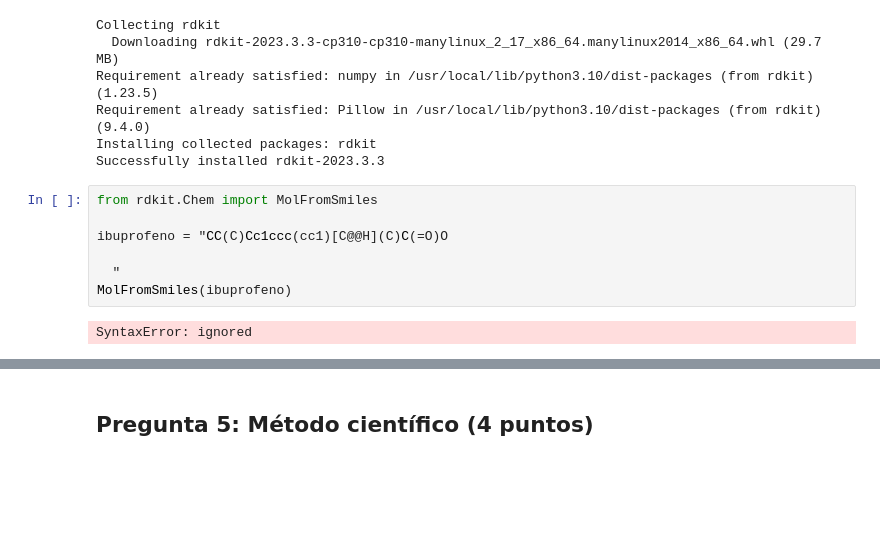
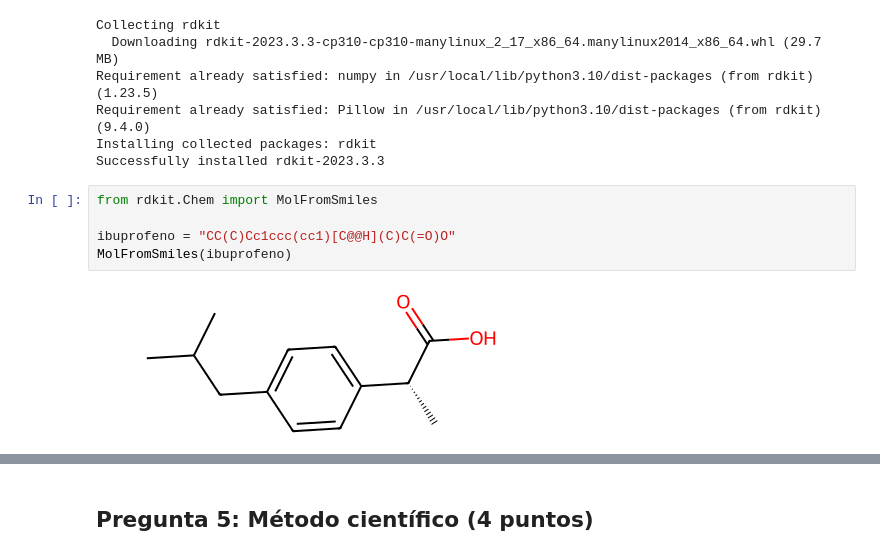
Before and after one commit to luisbizarro/PC1Quimica, a Jupyter notebook: PC_2_Quimica_UNMSM.ipynb, the cells around one changed output, grey strips where cells are left out. Saved outputs shown, nothing was run; the diff lists cells and outputs as text; blank space fills up the shorter version.

```diff
--- a/PC_2_Quimica_UNMSM.ipynb
+++ b/PC_2_Quimica_UNMSM.ipynb
@@ -186,9 +186,7 @@ Successfully installed rdkit-2023.3.3
 # %%
 from rdkit.Chem import MolFromSmiles
 
-ibuprofeno = "CC(C)Cc1ccc(cc1)[C@@H](C)C(=O)O
-
-  "
+ibuprofeno = "CC(C)Cc1ccc(cc1)[C@@H](C)C(=O)O"
 MolFromSmiles(ibuprofeno)
 # %% [output]
-SyntaxError: ignored
+[figure, added]
```
Also changed, not shown: parts of 7 cells of this notebook.
